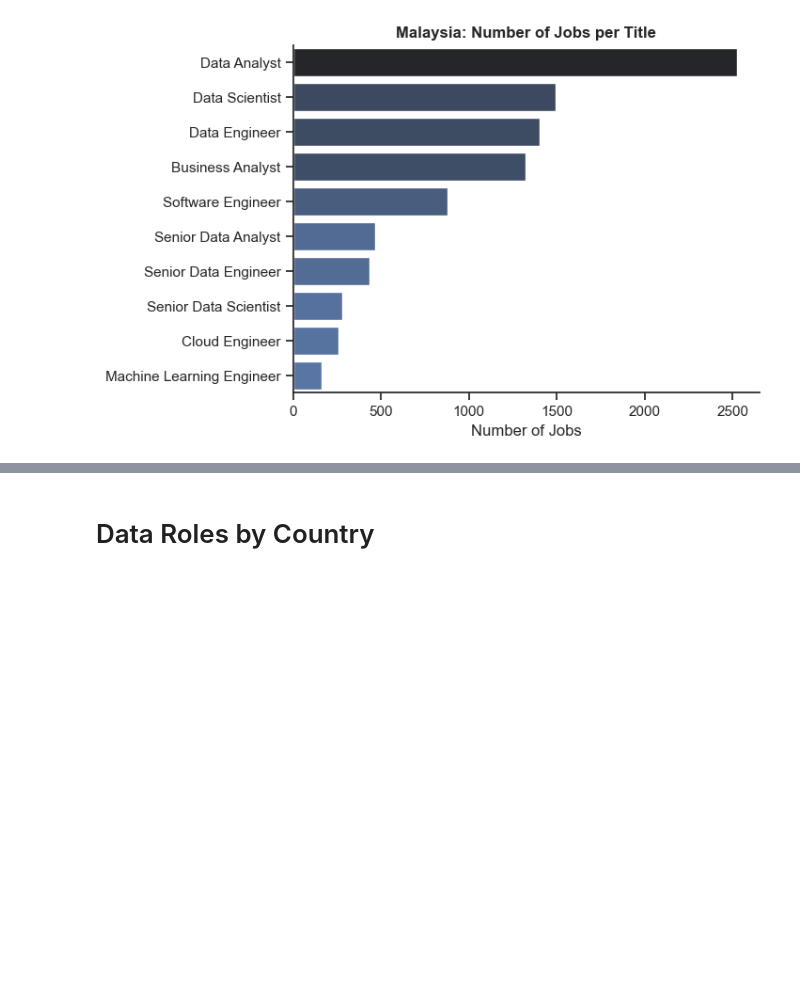
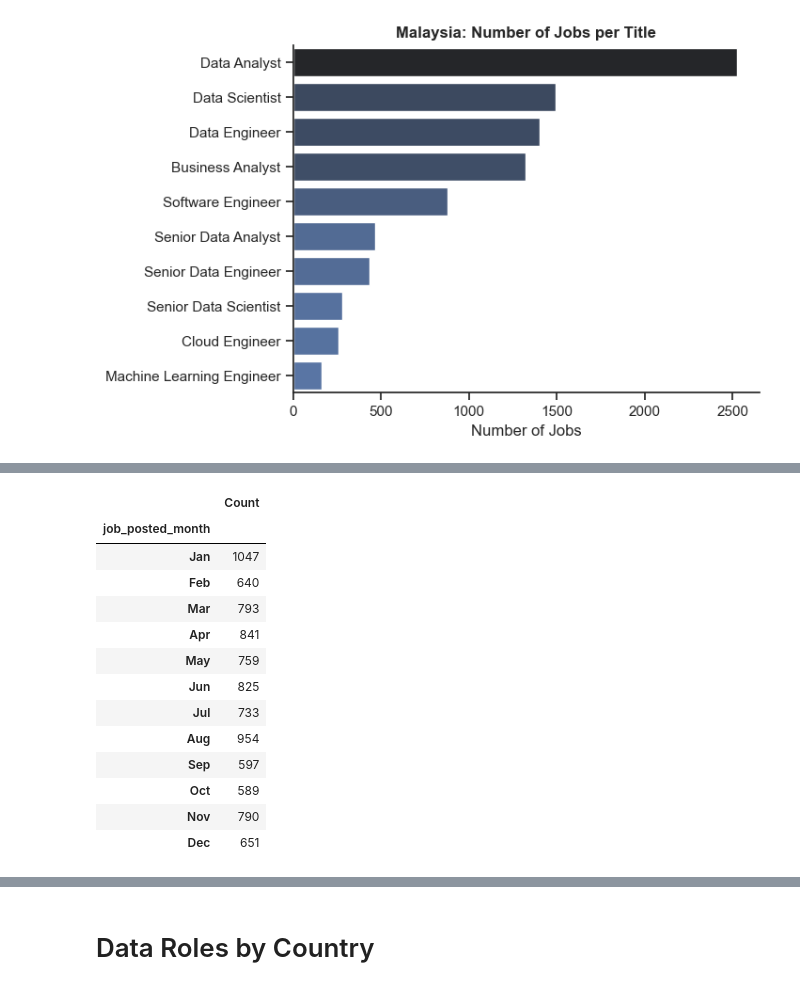
Before and after one commit to swlim03/Data_Jobs_Analysis, a Jupyter notebook: Data_Jobs/1_EDA.ipynb, the cells around one changed output, grey strips where cells are left out. Cells and saved outputs as stored; diff of their text form; code cells hidden in the pictures; blank space fills up the shorter version.

```diff
--- a/Data_Jobs/1_EDA.ipynb
+++ b/Data_Jobs/1_EDA.ipynb
@@ -86,0 +105,23 @@ Text(0, 0.5, '')
+# %%
+df_my_month = df_my.groupby('job_month_no')['job_title_short'].size().reset_index(name='Count')
+
+df_my_month['job_posted_month'] = df_my_month['job_month_no'].apply(lambda x: pd.to_datetime(x, format='%m').strftime('%b'))
+df_my_month = df_my_month.set_index('job_posted_month')
+df_my_month = df_my_month.drop(columns='job_month_no')
+
+df_my_month
+# %% [output]
+|  | Count |
+| job_posted_month |  |
+| Jan | 1047 |
+| Feb | 640 |
+| Mar | 793 |
+| Apr | 841 |
+| May | 759 |
+| Jun | 825 |
+| Jul | 733 |
+| Aug | 954 |
+| Sep | 597 |
+| Oct | 589 |
+| Nov | 790 |
+| Dec | 651 |
```
Also changed, not shown: parts of 3 cells of this notebook.
